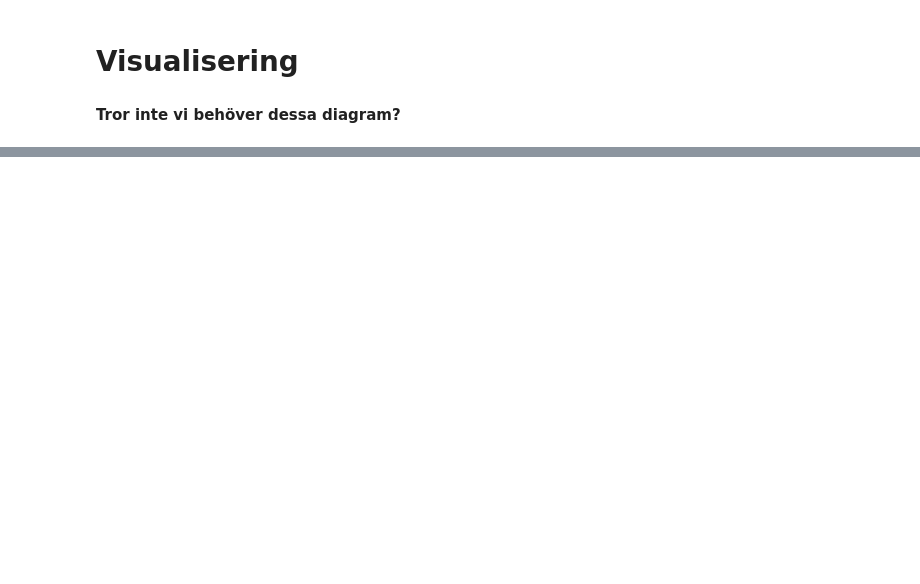
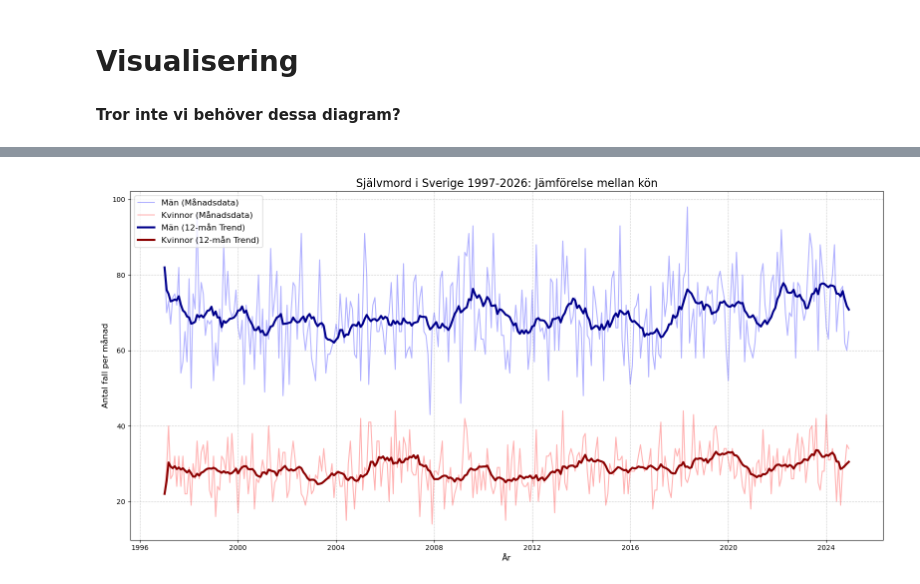
Before and after one commit to RickardAnd/projekt-grupp6, a Jupyter notebook: projekt_grupp6.ipynb, the cells around one changed output, grey strips where cells are left out. Saved outputs shown, nothing was run; the diff lists cells and outputs as text; code cells hidden in the pictures; blank space fills up the shorter version.

```diff
--- a/projekt_grupp6.ipynb
+++ b/projekt_grupp6.ipynb
@@ -369,0 +353,54 @@ plt.show()
+# %%
+import matplotlib.pyplot as plt
+
+
+# --- STEG 0: SKAPA EN RIKTIG DATUMKOLUMN (Viktigt för x-axeln) ---
+# Vi mappar de svenska månaderna till siffror så att pandas förstår dem
+manads_mappning = {
+    'Januari': '01', 'Februari': '02', 'Mars': '03', 'April': '04',
+    'Maj': '05', 'Juni': '06', 'Juli': '07', 'Augusti': '08',
+    'September': '09', 'Oktober': '10', 'November': '11', 'December': '12'
+}
+# Skapa en temporär sträng t.ex. "1997-01-01" och gör om till datetime
+df_final['Månad_Siffra'] = df_final['Månad'].map(manads_mappning)
+df_final['Datum'] = pd.to_datetime(df_final['År'].astype(str) + '-' + df_final['Månad_Siffra'] + '-01')
+
+# Sortera datan efter datum så att det rullande medelvärdet räknas i rätt ordning
+df_final = df_final.sort_values('Datum')
+
+
+# --- STEG 1: FILTRERA UT DATA FÖR MÄN OCH KVINNOR ---
+df_men = df_final[df_final['Kön'] == 'Män'].copy()
+df_women = df_final[df_final['Kön'] == 'Kvinnor'].copy()
+
+
+# --- STEG 2: BERÄKNA 12-MÅNADERS RULLANDE MEDELVÄRDE ---
+# min_periods=1 gör att vi får linjer direkt, även innan vi har 12 hela månader insamlade
+df_men['Trend_12m'] = df_men['Antal'].rolling(window=12, min_periods=1).mean()
+df_women['Trend_12m'] = df_women['Antal'].rolling(window=12, min_periods=1).mean()
+
+
+# --- STEG 3: BYGG UPP GRAFEN ---
+plt.figure(figsize=(16, 8))
+
+# Plotta den hoppiga månadsdatan lite transparent i bakgrunden (alpha=0.3)
+# Vi använder nu vår nya 'Datum'-kolumn på x-axeln
+plt.plot(df_men['Datum'], df_men['Antal'], color='blue', alpha=0.3, label='Män (Månadsdata)')
+plt.plot(df_women['Datum'], df_women['Antal'], color='red', alpha=0.3, label='Kvinnor (Månadsdata)')
+
+# Plotta de tydliga trendlinjerna starkare ovanpå
+plt.plot(df_men['Datum'], df_men['Trend_12m'], color='darkblue', linewidth=3, label='Män (12-mån Trend)')
+plt.plot(df_women['Datum'], df_women['Trend_12m'], color='darkred', linewidth=3, label='Kvinnor (12-mån Trend)')
+
+# Formatering av grafen
+plt.title('Självmord i Sverige 1997-2026: Jämförelse mellan kön', fontsize=16)
+plt.xlabel('År', fontsize=12)
+plt.ylabel('Antal fall per månad', fontsize=12)
+plt.grid(True, linestyle='--', alpha=0.6)
+plt.legend(fontsize=12)
+plt.tight_layout()
+
+# Visa grafen
+plt.show()
+# %% [output]
+[figure, added]
```
Also changed, not shown: parts of 3 cells of this notebook, 2 other files.
